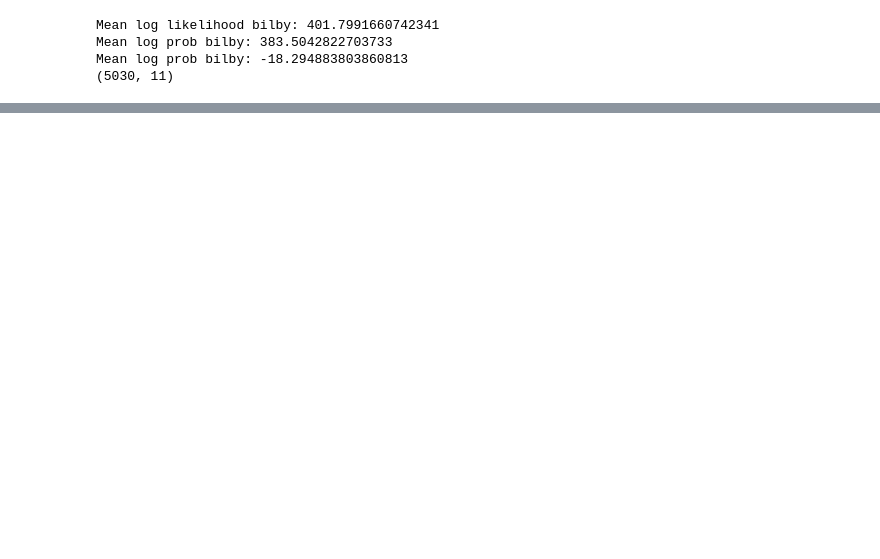
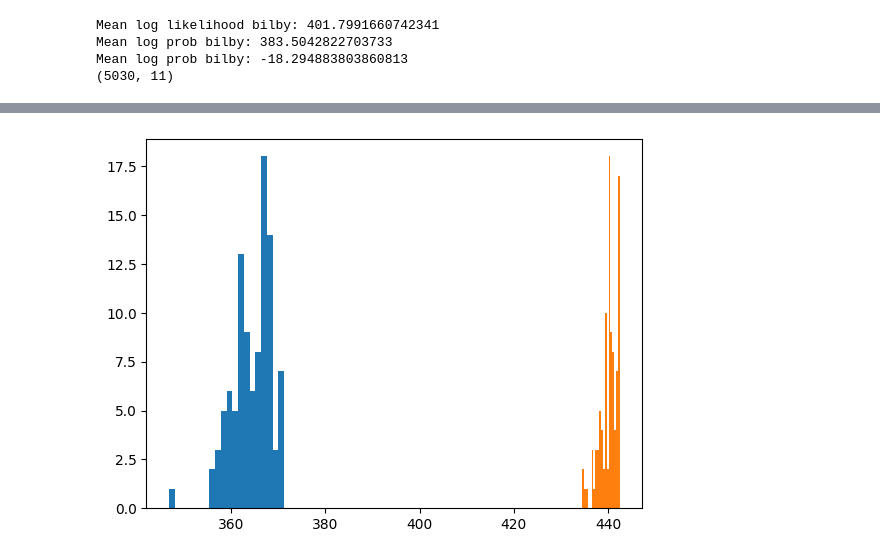
Before and after one commit to ThibeauWouters/jim_meets_harmonic, a Jupyter notebook: 11d_runs/debug.ipynb, the cells around one changed output, grey strips where cells are left out. Saved outputs shown, nothing was run; the diff lists cells and outputs as text; code cells hidden in the pictures; blank space fills up the shorter version.

```diff
--- a/11d_runs/debug.ipynb
+++ b/11d_runs/debug.ipynb
@@ -204,0 +273,15 @@ print(likelihood.log_likelihood())
+# %%
+idx_list = np.arange(0, 100, 1)
+
+bilby_L = []
+jim_L = []
+
+for idx in idx_list:
+    new_vals = get_jim_vals(idx)
+    likelihood.parameters.update(new_vals)
+    bilby_L.append(likelihood.log_likelihood())
+    jim_L.append(log_prob[idx])
+
+bilby_L = np.array(bilby_L)
+jim_L = np.array(jim_L)
+diff = bilby_L - jim_L
@@ -204,0 +306,6 @@ print(likelihood.log_likelihood())
+# %%
+plt.hist(bilby_L, bins = 20)
+plt.hist(jim_L, bins = 20)
+plt.show()
+# %% [output]
+[figure, added]
```
Also changed, not shown: parts of 21 cells of this notebook, 23 other files.
